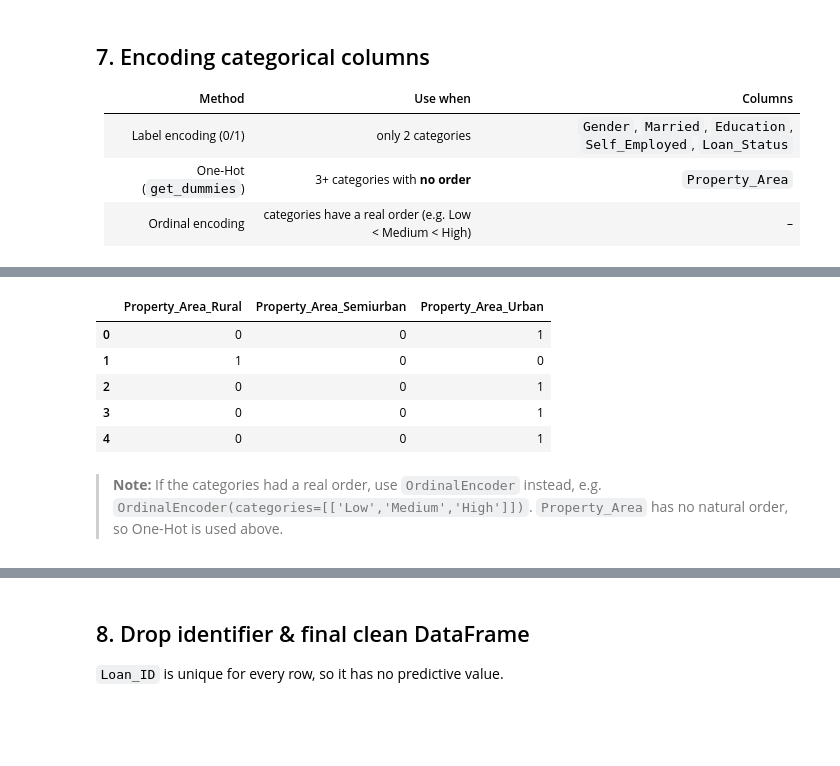
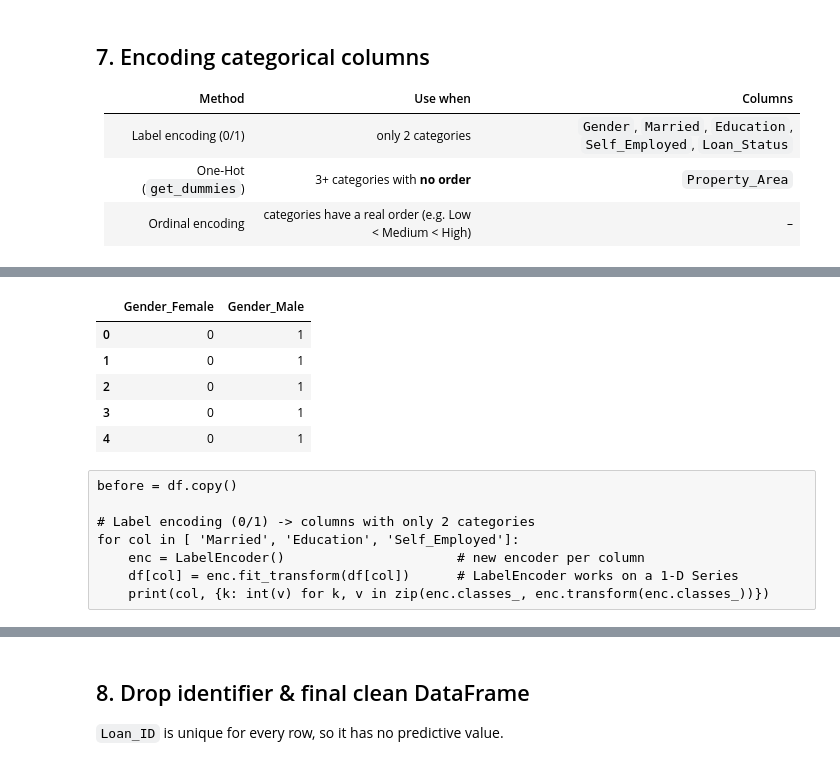
Before and after one commit to jsakshatha/MLE_2026, a Jupyter notebook: Feature engineering/Feature_engineering_step_by_step.ipynb, the cells around one changed output, grey strips where cells are left out. Drawn from its saved outputs; the diff is of its cells as text; code cells hidden in the pictures; blank space fills up the shorter version.

```diff
--- a/Feature engineering/Feature_engineering_step_by_step.ipynb
+++ b/Feature engineering/Feature_engineering_step_by_step.ipynb
@@ -372,11 +381,3 @@ AFTER
 | Label encoding (0/1) | only 2 categories | `Gender`, `Married`, `Education`, `Self_Employed`, `Loan_Status` |
 | One-Hot (`get_dummies`) | 3+ categories with **no order** | `Property_Area` |
 | Ordinal encoding | categories have a real order (e.g. Low < Medium < High) | – |
-# %%
-before = df.copy()
-
-# Label encoding (0/1) -> columns with only 2 categories
-for col in ['Gender', 'Married', 'Education', 'Self_Employed', 'Loan_Status']:
-    enc = LabelEncoder()                      # new encoder per column
-    df[col] = enc.fit_transform(df[col])      # LabelEncoder works on a 1-D Series
-    print(col, {k: int(v) for k, v in zip(enc.classes_, enc.transform(enc.classes_))})
@@ -388,0 +384,4 @@ Loan_Status {'N': 0, 'Y': 1}
+# %%
+le = LabelEncoder()
+df['Loan_Status'] = le.fit_transform(df['Loan_Status'])
+before.Loan_Status[2:6],df.Loan_Status[2:6]
@@ -389,14 +399,19 @@ Loan_Status {'N': 0, 'Y': 1}
 # %%
 # One-Hot encoding (get_dummies) -> 3 categories, no order
-df = pd.get_dummies(df, columns=['Property_Area'], dtype=int)
-df.filter(like='Property_Area').head()
+df = pd.get_dummies(df, columns=['Gender'], dtype=int)
+df.filter(like='Gender').head()
 # %% [output]
-|  | Property_Area_Rural | Property_Area_Semiurban | Property_Area_Urban |
-| 0 | 0 | 0 | 1 |
-| 1 | 1 | 0 | 0 |
-| 2 | 0 | 0 | 1 |
-| 3 | 0 | 0 | 1 |
-| 4 | 0 | 0 | 1 |
+|  | Gender_Female | Gender_Male |
+| 0 | 0 | 1 |
+| 1 | 0 | 1 |
+| 2 | 0 | 1 |
+| 3 | 0 | 1 |
+| 4 | 0 | 1 |
-# %% [markdown]
-> **Note:** If the categories had a real order, use `OrdinalEncoder` instead, e.g.
-> `OrdinalEncoder(categories=[['Low','Medium','High']])`. `Property_Area` has no natural order, so One-Hot is used above.
+# %% [raw]
+before = df.copy()
+
+# Label encoding (0/1) -> columns with only 2 categories
+for col in [ 'Married', 'Education', 'Self_Employed']:
+    enc = LabelEncoder()                      # new encoder per column
+    df[col] = enc.fit_transform(df[col])      # LabelEncoder works on a 1-D Series
+    print(col, {k: int(v) for k, v in zip(enc.classes_, enc.transform(enc.classes_))})
```
Also changed, not shown: parts of 15 cells of this notebook.
